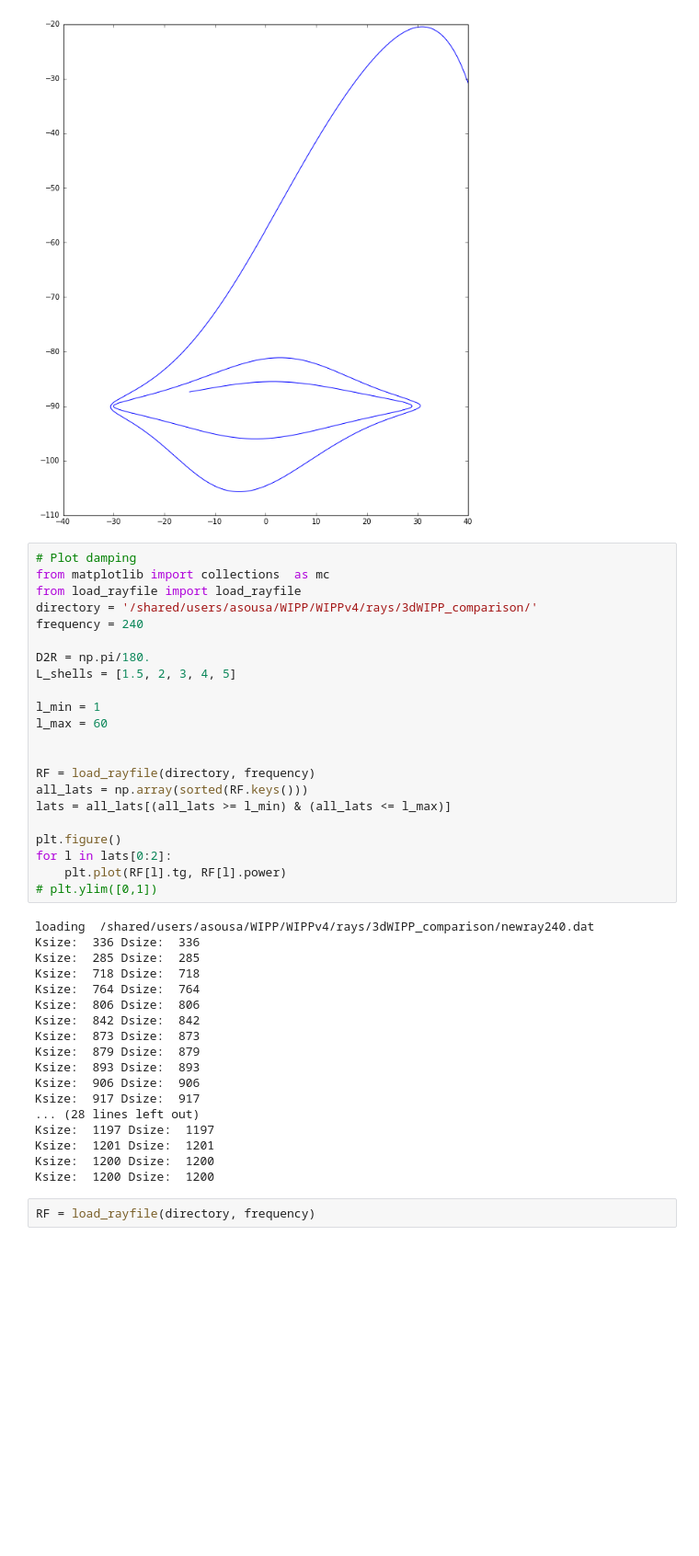
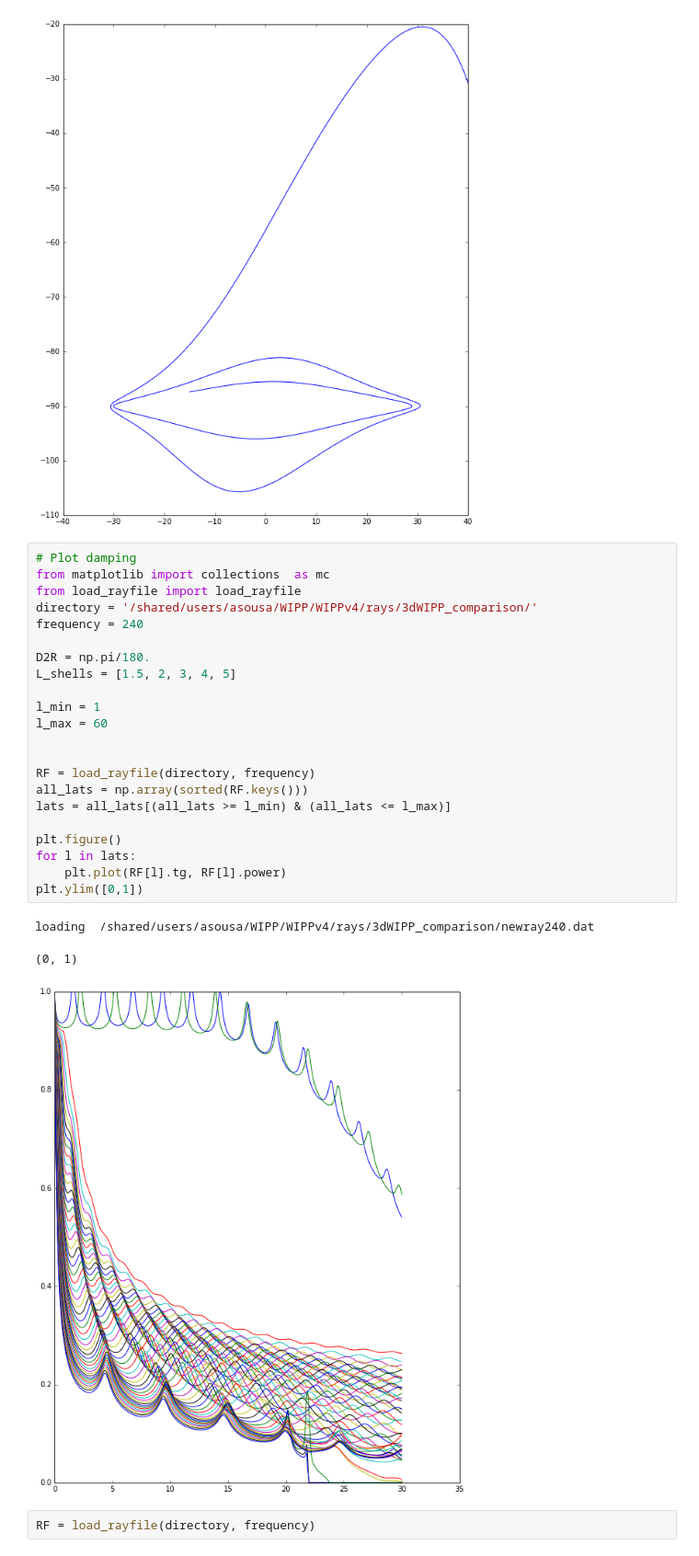
Before and after one commit to asousa/WIPPv4, a Jupyter notebook: plot_rays.ipynb, the cells around one changed output. Shown at 92% size. Drawn from its saved outputs; the diff is of its cells as text; blank space fills up the shorter version.

```diff
--- a/plot_rays.ipynb
+++ b/plot_rays.ipynb
@@ -164,43 +158,29 @@ plt.plot(RF[40.0].lat, RF[40.0].psi)
 # %%
 # Plot damping
 from matplotlib import collections  as mc
 from load_rayfile import load_rayfile
 directory = '/shared/users/asousa/WIPP/WIPPv4/rays/3dWIPP_comparison/'
 frequency = 240
 
 D2R = np.pi/180.
 L_shells = [1.5, 2, 3, 4, 5]
 
 l_min = 1
 l_max = 60
 
 
 RF = load_rayfile(directory, frequency)
 all_lats = np.array(sorted(RF.keys()))
 lats = all_lats[(all_lats >= l_min) & (all_lats <= l_max)]
 
 plt.figure()
-for l in lats[0:2]:
+for l in lats:
     plt.plot(RF[l].tg, RF[l].power)
-# plt.ylim([0,1])
+plt.ylim([0,1])
 # %% [output]
 loading  /shared/users/asousa/WIPP/WIPPv4/rays/3dWIPP_comparison/newray240.dat
-Ksize:  336 Dsize:  336
-Ksize:  285 Dsize:  285
-Ksize:  718 Dsize:  718
-Ksize:  764 Dsize:  764
-Ksize:  806 Dsize:  806
-Ksize:  842 Dsize:  842
-Ksize:  873 Dsize:  873
-Ksize:  879 Dsize:  879
-Ksize:  893 Dsize:  893
-Ksize:  906 Dsize:  906
-Ksize:  917 Dsize:  917
-... (28 lines left out)
-Ksize:  1197 Dsize:  1197
-Ksize:  1201 Dsize:  1201
-Ksize:  1200 Dsize:  1200
-Ksize:  1200 Dsize:  1200
+(0, 1)
+[figure, added]
 # %%
 RF = load_rayfile(directory, frequency)
 # %% [output]
```
Also changed, not shown: parts of 1 cell of this notebook, 6 other files.
